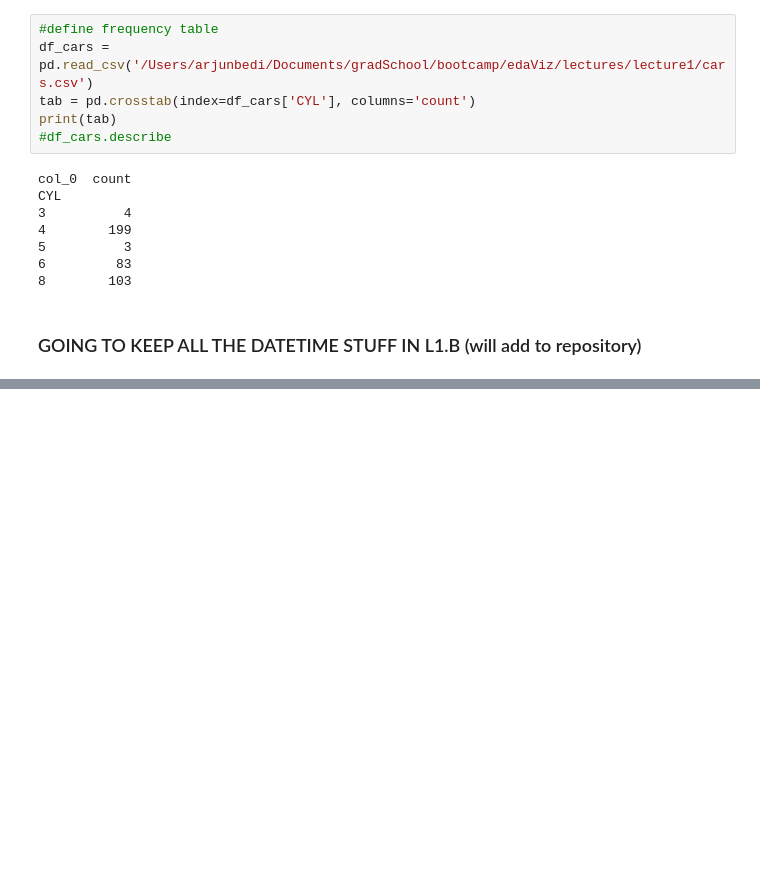
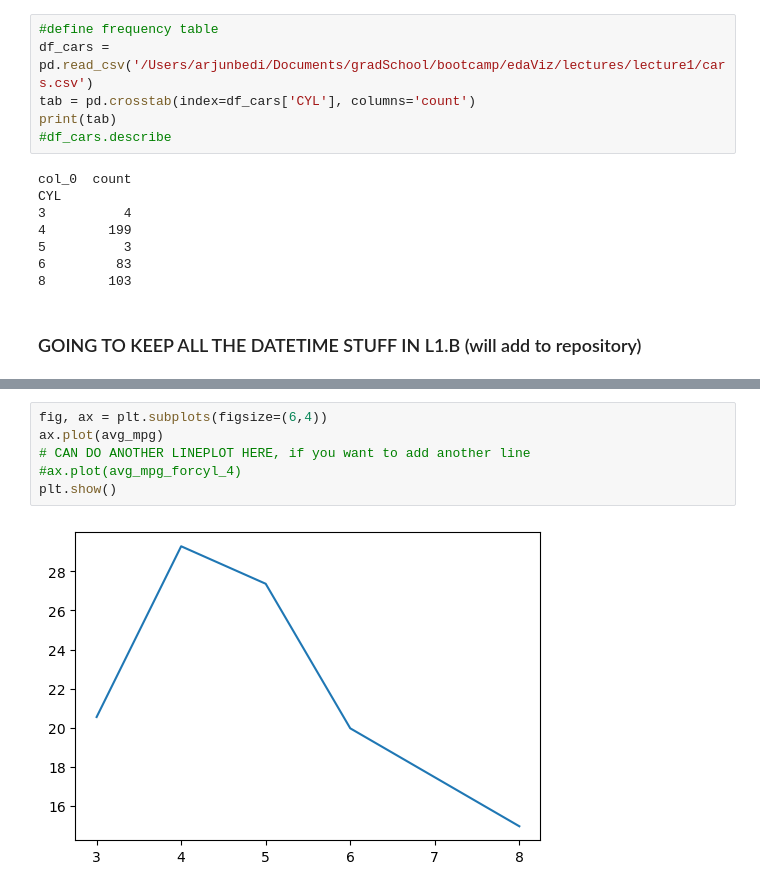
Before and after one commit to arjunsbedi18/edaMasterFile, a Jupyter notebook: edaStudyGuide.ipynb, the cells around one changed output, grey strips where cells are left out. Saved outputs shown, nothing was run; the diff lists cells and outputs as text; blank space fills up the shorter version.

```diff
--- a/edaStudyGuide.ipynb
+++ b/edaStudyGuide.ipynb
@@ -86,0 +110,8 @@ CYL
+# %%
+fig, ax = plt.subplots(figsize=(6,4))
+ax.plot(avg_mpg)
+# CAN DO ANOTHER LINEPLOT HERE, if you want to add another line
+#ax.plot(avg_mpg_forcyl_4)
+plt.show()
+# %% [output]
+[figure, added]
```
Also changed, not shown: parts of 19 cells of this notebook.
